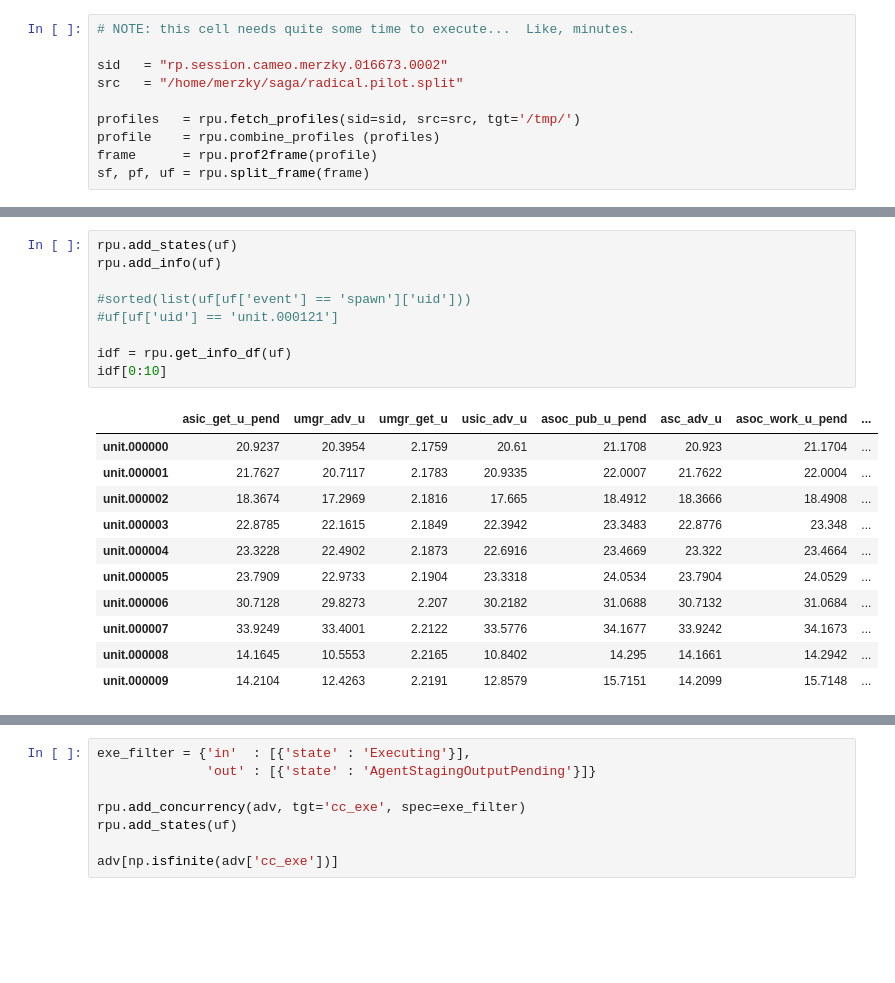
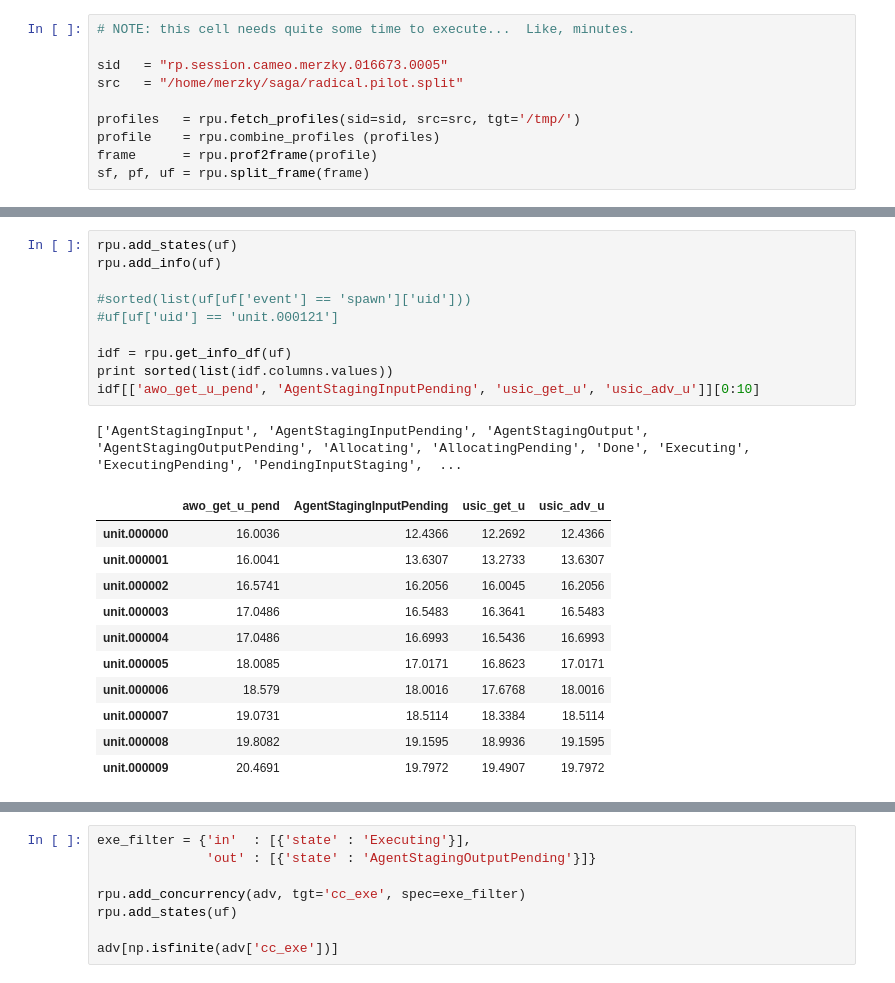
Before and after one commit to radical-cybertools/radical.pilot, a Jupyter notebook: bin/plot_profile.ipynb, the cells around one changed output, grey strips where cells are left out. Saved outputs shown, nothing was run; the diff lists cells and outputs as text; blank space fills up the shorter version.

```diff
--- a/bin/plot_profile.ipynb
+++ b/bin/plot_profile.ipynb
@@ -26,7 +26,7 @@ height has been deprecated.
 # %%
 # NOTE: this cell needs quite some time to execute...  Like, minutes.
 
-sid   = "rp.session.cameo.merzky.016673.0002"
+sid   = "rp.session.cameo.merzky.016673.0005"
 src   = "/home/merzky/saga/radical.pilot.split"
 
 profiles   = rpu.fetch_profiles(sid=sid, src=src, tgt='/tmp/')
@@ -51,24 +51,26 @@ fetching 'file://localhost/home/merzky/radical.pilot.sandbox/rp.session.cameo.me
 # %%
 rpu.add_states(uf)
 rpu.add_info(uf)
 
 #sorted(list(uf[uf['event'] == 'spawn']['uid']))
 #uf[uf['uid'] == 'unit.000121']
 
 idf = rpu.get_info_df(uf)
-idf[0:10]
+print sorted(list(idf.columns.values))
+idf[['awo_get_u_pend', 'AgentStagingInputPending', 'usic_get_u', 'usic_adv_u']][0:10]
 # %% [output]
+['AgentStagingInput', 'AgentStagingInputPending', 'AgentStagingOutput', 'AgentStagingOutputPending', 'Allocating', 'AllocatingPending', 'Done', 'Executing', 'ExecutingPending', 'PendingInputStaging',  ...
-|  | asic_get_u_pend | umgr_adv_u | umgr_get_u | usic_adv_u | asoc_pub_u_pend | asc_adv_u | asoc_work_u_pend | ... |
-| unit.000000 | 20.9237 | 20.3954 | 2.1759 | 20.61 | 21.1708 | 20.923 | 21.1704 | ... |
-| unit.000001 | 21.7627 | 20.7117 | 2.1783 | 20.9335 | 22.0007 | 21.7622 | 22.0004 | ... |
-| unit.000002 | 18.3674 | 17.2969 | 2.1816 | 17.665 | 18.4912 | 18.3666 | 18.4908 | ... |
-| unit.000003 | 22.8785 | 22.1615 | 2.1849 | 22.3942 | 23.3483 | 22.8776 | 23.348 | ... |
-| unit.000004 | 23.3228 | 22.4902 | 2.1873 | 22.6916 | 23.4669 | 23.322 | 23.4664 | ... |
-| unit.000005 | 23.7909 | 22.9733 | 2.1904 | 23.3318 | 24.0534 | 23.7904 | 24.0529 | ... |
-| unit.000006 | 30.7128 | 29.8273 | 2.207 | 30.2182 | 31.0688 | 30.7132 | 31.0684 | ... |
-| unit.000007 | 33.9249 | 33.4001 | 2.2122 | 33.5776 | 34.1677 | 33.9242 | 34.1673 | ... |
-| unit.000008 | 14.1645 | 10.5553 | 2.2165 | 10.8402 | 14.295 | 14.1661 | 14.2942 | ... |
-| unit.000009 | 14.2104 | 12.4263 | 2.2191 | 12.8579 | 15.7151 | 14.2099 | 15.7148 | ... |
+|  | awo_get_u_pend | AgentStagingInputPending | usic_get_u | usic_adv_u |
+| unit.000000 | 16.0036 | 12.4366 | 12.2692 | 12.4366 |
+| unit.000001 | 16.0041 | 13.6307 | 13.2733 | 13.6307 |
+| unit.000002 | 16.5741 | 16.2056 | 16.0045 | 16.2056 |
+| unit.000003 | 17.0486 | 16.5483 | 16.3641 | 16.5483 |
+| unit.000004 | 17.0486 | 16.6993 | 16.5436 | 16.6993 |
+| unit.000005 | 18.0085 | 17.0171 | 16.8623 | 17.0171 |
+| unit.000006 | 18.579 | 18.0016 | 17.6768 | 18.0016 |
+| unit.000007 | 19.0731 | 18.5114 | 18.3384 | 18.5114 |
+| unit.000008 | 19.8082 | 19.1595 | 18.9936 | 19.1595 |
+| unit.000009 | 20.4691 | 19.7972 | 19.4907 | 19.7972 |
 # %%
 print "columns: %s" % dict(uf.dtypes).keys()
 print "infos  : %s" % uf['info'].dropna().unique()
```
Also changed, not shown: parts of 4 cells of this notebook.
